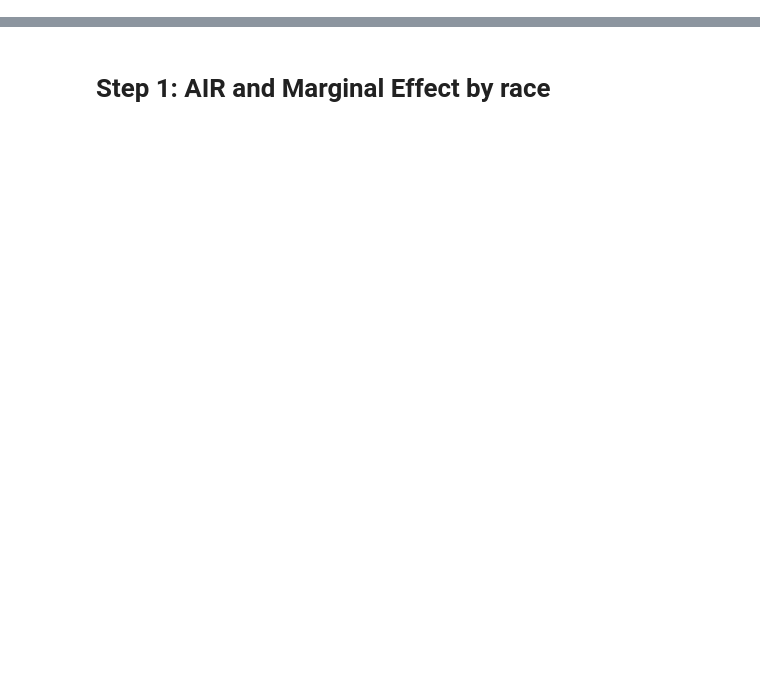
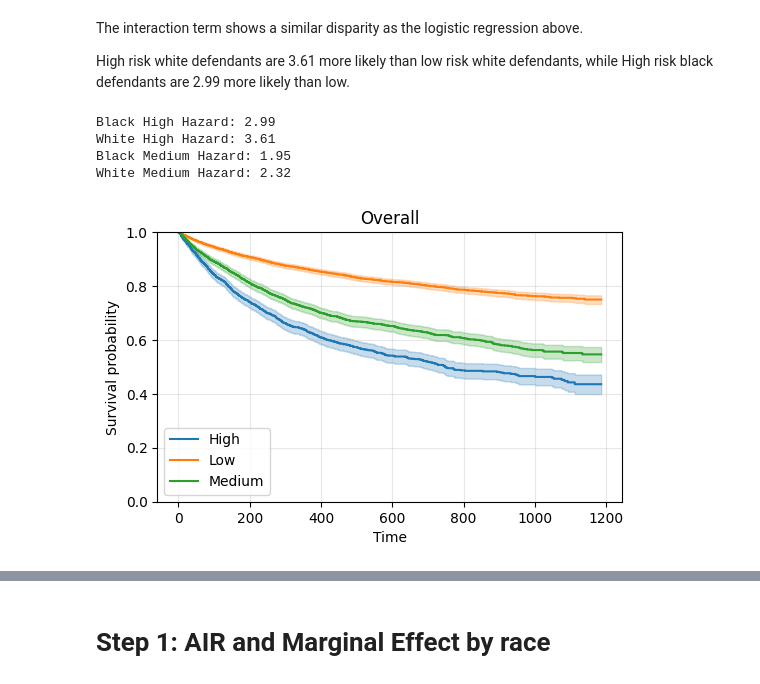
Before and after one commit to boratonAJ/Individual_Assignment_Responsible_Machine_Learning, a Jupyter notebook: Assignment_3/G37317778_Individual_Assignment_3.ipynb, the cells around one changed output, grey strips where cells are left out. Cells and saved outputs as stored; diff of their text form; code cells hidden in the pictures; blank space fills up the shorter version.

```diff
--- a/Assignment_3/G37317778_Individual_Assignment_3.ipynb
+++ b/Assignment_3/G37317778_Individual_Assignment_3.ipynb
@@ -23,0 +948,17 @@ ERROR: No matching distribution found for solas-ai-disparity==0.5.1
+# %%
+# Load data
+# Read the CSV
+# data = pd.read_csv("./cox-parsed.csv")
+data = pd.read_csv("https://raw.githubusercontent.com/propublica/compas-analysis/master/cox-parsed.csv")
+
+# Apply filters and create the same categorical reference levels used in the R workflow
+data = data[(data["score_text"] != "N/A") & (data["end"] > data["start"])].copy()
+race_categories = ["African-American", "Asian", "Caucasian", "Hispanic", "Native American", "Other"]
+data["race_factor"] = pd.Categorical(data["race"], categories=["Caucasian"] + [r for r in race_categories if r != "Caucasian"], ordered=False)
+score_levels = sorted(data["score_text"].dropna().unique())
+if len(score_levels) >= 2:
+    score_levels = [score_levels[1]] + [s for s in score_levels if s != score_levels[1]]
+data["score_factor"] = pd.Categorical(data["score_text"], categories=score_levels, ordered=False)
+
+grp = data.drop_duplicates(subset="id")
+print(len(grp))
@@ -23,0 +1073,21 @@ ERROR: No matching distribution found for solas-ai-disparity==0.5.1
+# %% [markdown]
+The interaction term shows a similar disparity as the logistic regression above.
+
+High risk white defendants are 3.61 more likely than low risk white defendants, while High risk black defendants are 2.99 more likely than low.
+# %%
+import math
+print("Black High Hazard: %.2f" % (math.exp(-0.18976 + 1.28350)))
+print("White High Hazard: %.2f" % (math.exp(1.28350)))
+print("Black Medium Hazard: %.2f" % (math.exp(0.84286-0.17261)))
+print("White Medium Hazard: %.2f" % (math.exp(0.84286)))
+# %% [output]
+Black High Hazard: 2.99
+White High Hazard: 3.61
+Black Medium Hazard: 1.95
+White Medium Hazard: 2.32
+# %%
+# Collapse to one record per subject (like your grp earlier)
+df = prepare_km_frame(data)
+plot_km_grouped(df, "Overall")
+# %% [output]
+[figure, added]
```
Also changed, not shown: parts of 169 cells of this notebook, 2 other files.
